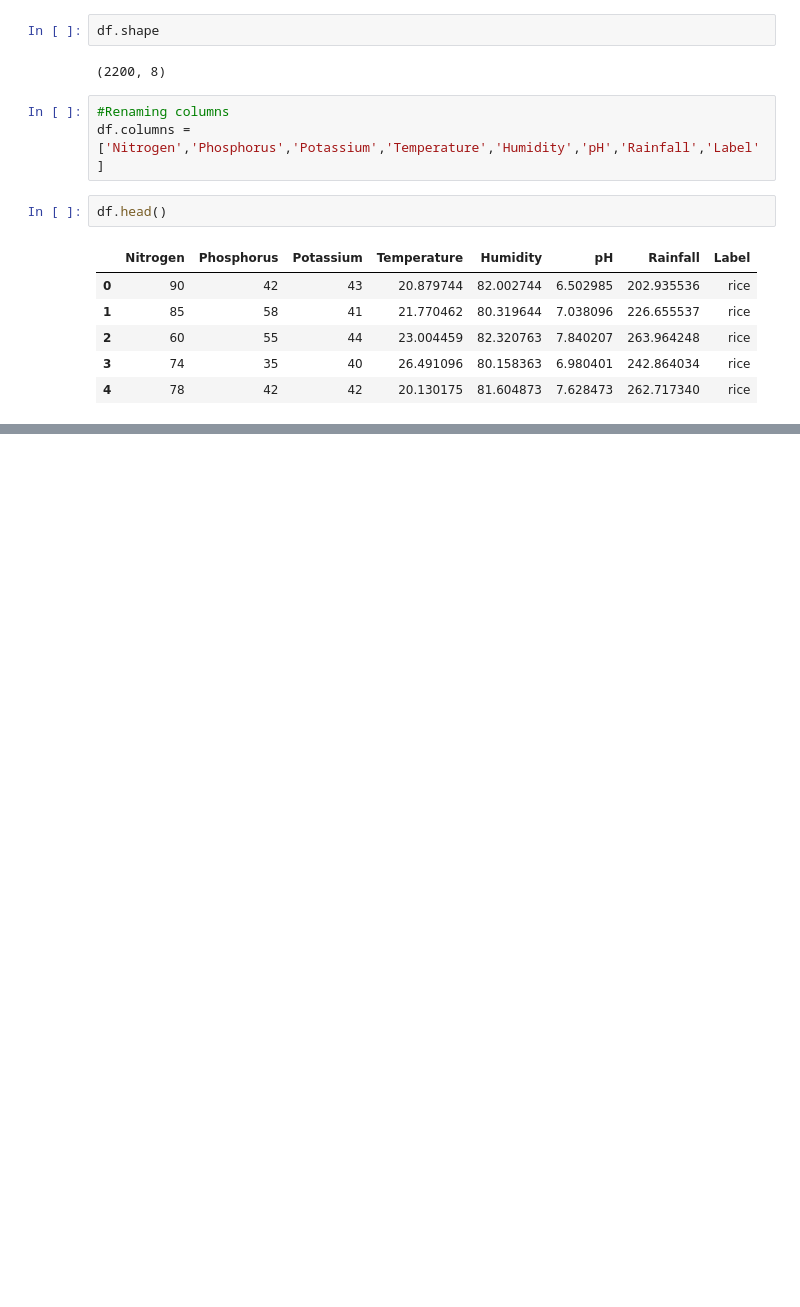
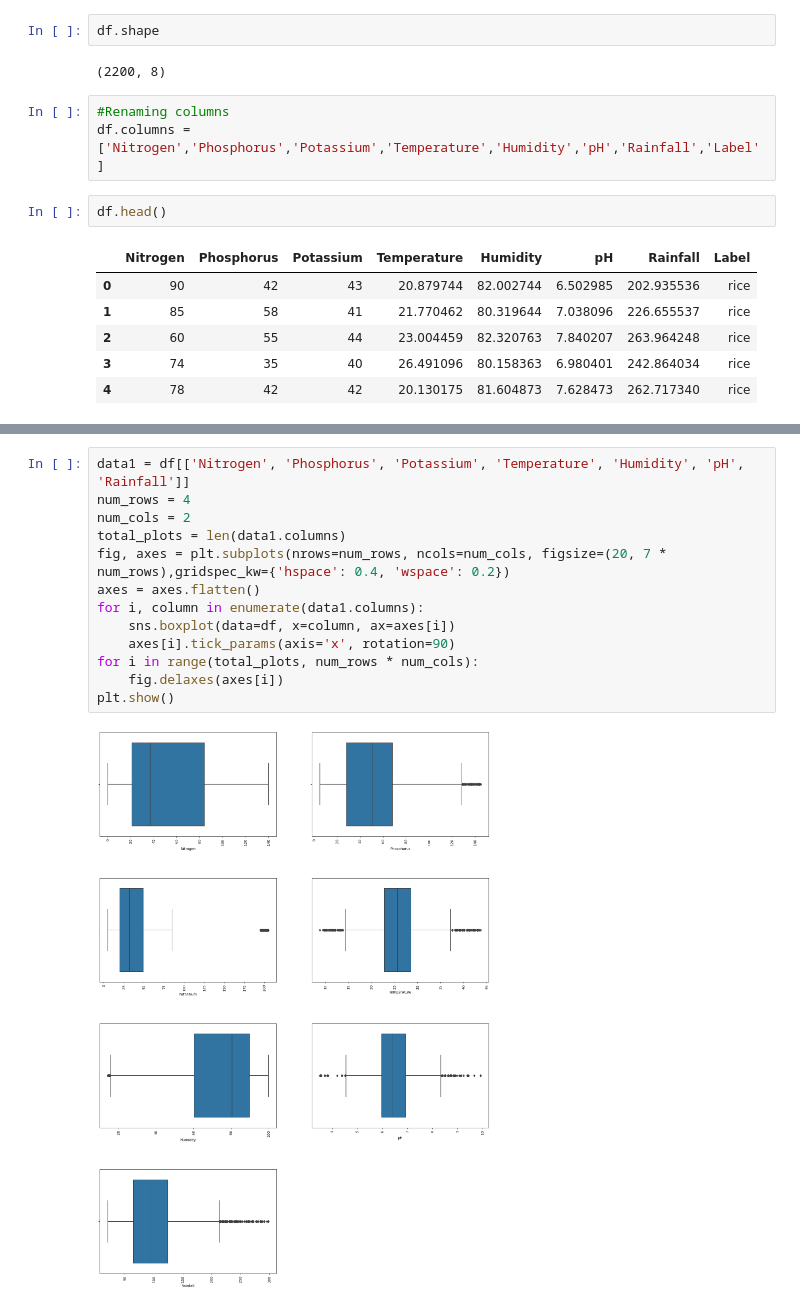
Before and after one commit to Tusshar10/Crop-Recommendation-System, a Jupyter notebook: Minor.ipynb, the cells around one changed output, grey strips where cells are left out. Saved outputs shown, nothing was run; the diff lists cells and outputs as text; blank space fills up the shorter version.

Commit message:
analysed the collected data to generate meaningful graph

```diff
--- a/Minor.ipynb
+++ b/Minor.ipynb
@@ -196,0 +222,15 @@ df.head()
+# %%
+data1 = df[['Nitrogen', 'Phosphorus', 'Potassium', 'Temperature', 'Humidity', 'pH', 'Rainfall']]
+num_rows = 4
+num_cols = 2
+total_plots = len(data1.columns)
+fig, axes = plt.subplots(nrows=num_rows, ncols=num_cols, figsize=(20, 7 * num_rows),gridspec_kw={'hspace': 0.4, 'wspace': 0.2})
+axes = axes.flatten()
+for i, column in enumerate(data1.columns):
+    sns.boxplot(data=df, x=column, ax=axes[i])
+    axes[i].tick_params(axis='x', rotation=90)
+for i in range(total_plots, num_rows * num_cols):
+    fig.delaxes(axes[i])
+plt.show()
+# %% [output]
+[figure, added]
```
Also changed, not shown: parts of 12 cells of this notebook.
